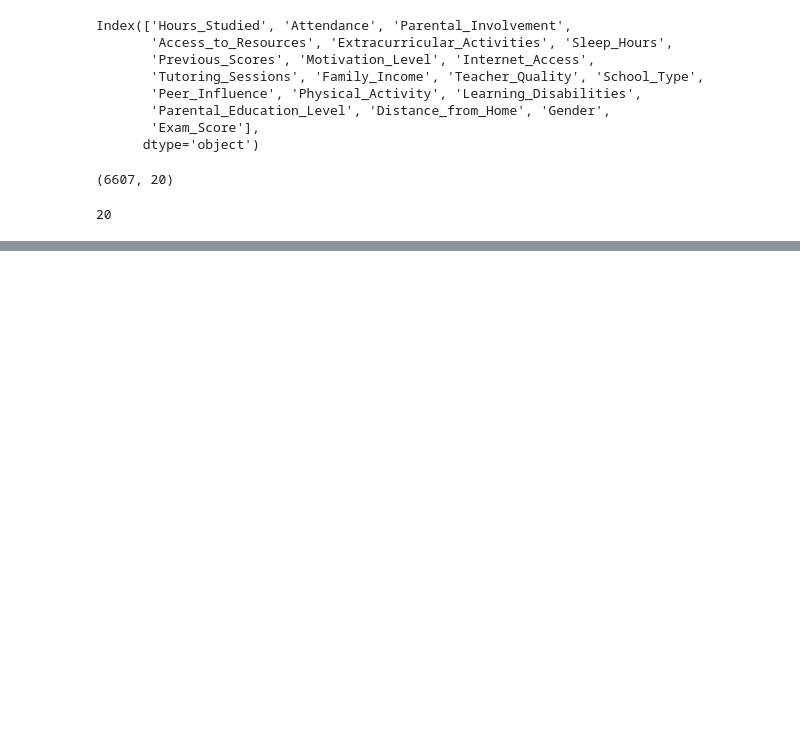
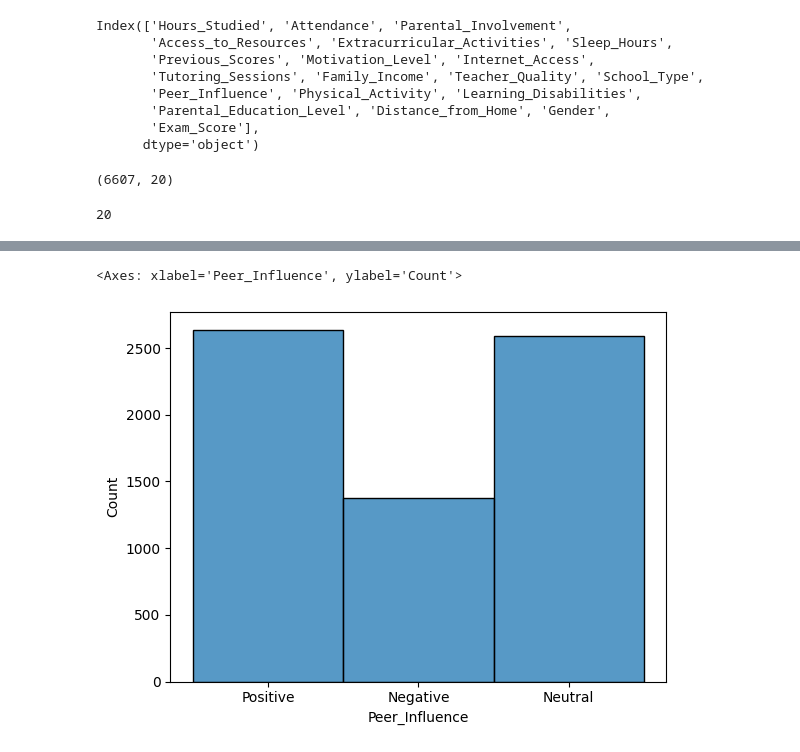
Before and after one commit to ishan-nag/Student-Performance, a Jupyter notebook: analysis.ipynb, the cells around one changed output, grey strips where cells are left out. Drawn from its saved outputs; the diff is of its cells as text; code cells hidden in the pictures; blank space fills up the shorter version.

```diff
--- a/analysis.ipynb
+++ b/analysis.ipynb
@@ -98 +99,6 @@ len(df.columns)
+# %%
+sns.histplot(df['Peer_Influence'])
+# %% [output]
+<Axes: xlabel='Peer_Influence', ylabel='Count'>
+[figure, added]
 # %%
```
Also changed, not shown: parts of 76 cells of this notebook, 5 other files.
